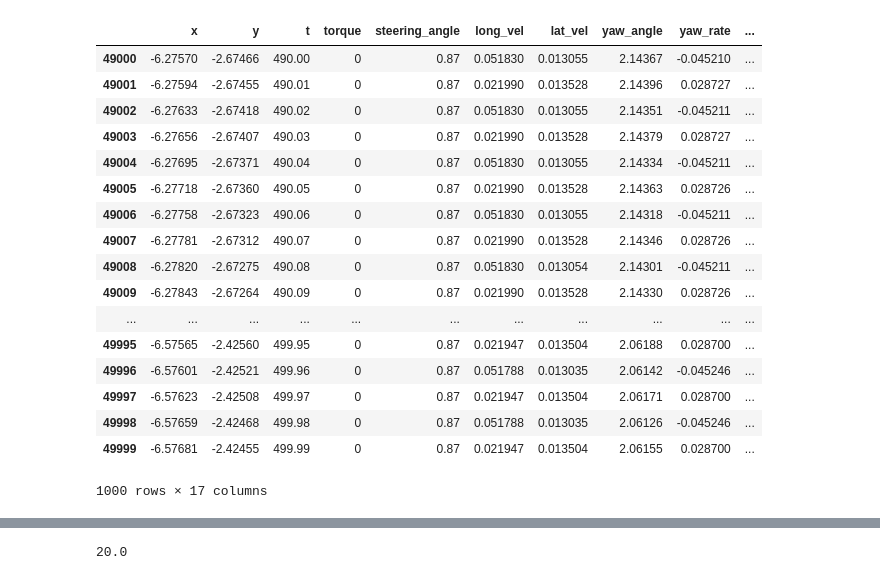
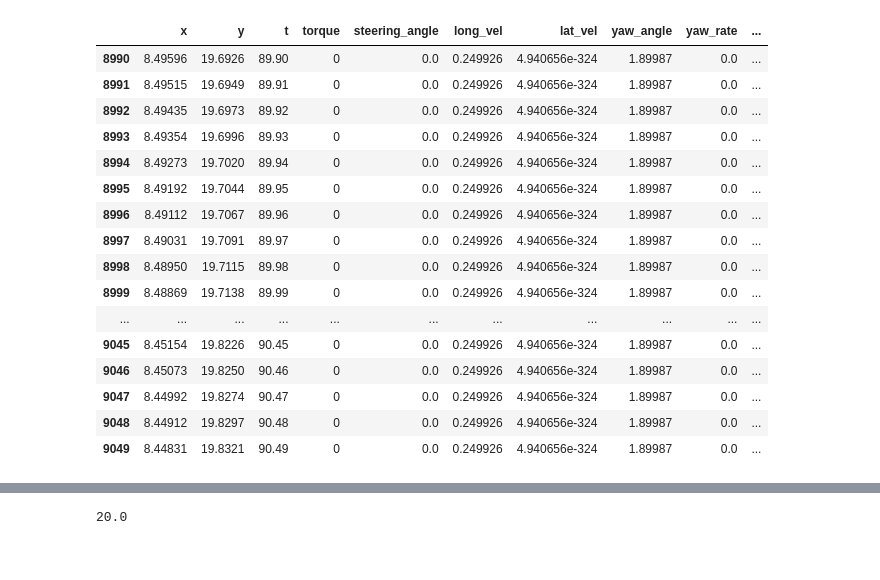
Before and after one commit to AvaRat/dynamic-model-car-simulator, a Jupyter notebook: simulator_visualization.ipynb, the cells around one changed output, grey strips where cells are left out. Cells and saved outputs as stored; diff of their text form; code cells hidden in the pictures.

```diff
--- a/simulator_visualization.ipynb
+++ b/simulator_visualization.ipynb
@@ -1,36 +1,37 @@
 # %%
 import pandas as pd
 import numpy as np
 import matplotlib.pyplot as plt
 import matplotlib.gridspec as gridspec
 
 data_raw = pd.read_csv('/home/marcel/catkin_ws/src/dynamic-model-car-simulator/data.csv')
 data = pd.DataFrame(data=data_raw)
-interest_a = 49000
-interest_b = 50000
-data[interest_a:interest_b] #19 30
+interest_a = 8990
+interest_b = 9050
+d = data[interest_a:interest_b] #19 30
+n = 10   # granularity
 #plt.plot(data['x'], data['t'])
 
 #print('experiment end time: ' + repr(np.max(data['t'])) + 's')
+d
 # %% [output]
 |  | x | y | t | torque | steering_angle | long_vel | lat_vel | yaw_angle | yaw_rate | ... |
-| 49000 | -6.27570 | -2.67466 | 490.00 | 0 | 0.87 | 0.051830 | 0.013055 | 2.14367 | -0.045210 | ... |
-| 49001 | -6.27594 | -2.67455 | 490.01 | 0 | 0.87 | 0.021990 | 0.013528 | 2.14396 | 0.028727 | ... |
-| 49002 | -6.27633 | -2.67418 | 490.02 | 0 | 0.87 | 0.051830 | 0.013055 | 2.14351 | -0.045211 | ... |
-| 49003 | -6.27656 | -2.67407 | 490.03 | 0 | 0.87 | 0.021990 | 0.013528 | 2.14379 | 0.028727 | ... |
-| 49004 | -6.27695 | -2.67371 | 490.04 | 0 | 0.87 | 0.051830 | 0.013055 | 2.14334 | -0.045211 | ... |
-| 49005 | -6.27718 | -2.67360 | 490.05 | 0 | 0.87 | 0.021990 | 0.013528 | 2.14363 | 0.028726 | ... |
-| 49006 | -6.27758 | -2.67323 | 490.06 | 0 | 0.87 | 0.051830 | 0.013055 | 2.14318 | -0.045211 | ... |
-| 49007 | -6.27781 | -2.67312 | 490.07 | 0 | 0.87 | 0.021990 | 0.013528 | 2.14346 | 0.028726 | ... |
-| 49008 | -6.27820 | -2.67275 | 490.08 | 0 | 0.87 | 0.051830 | 0.013054 | 2.14301 | -0.045211 | ... |
-| 49009 | -6.27843 | -2.67264 | 490.09 | 0 | 0.87 | 0.021990 | 0.013528 | 2.14330 | 0.028726 | ... |
+| 8990 | 8.49596 | 19.6926 | 89.90 | 0 | 0.0 | 0.249926 | 4.940656e-324 | 1.89987 | 0.0 | ... |
+| 8991 | 8.49515 | 19.6949 | 89.91 | 0 | 0.0 | 0.249926 | 4.940656e-324 | 1.89987 | 0.0 | ... |
+| 8992 | 8.49435 | 19.6973 | 89.92 | 0 | 0.0 | 0.249926 | 4.940656e-324 | 1.89987 | 0.0 | ... |
+| 8993 | 8.49354 | 19.6996 | 89.93 | 0 | 0.0 | 0.249926 | 4.940656e-324 | 1.89987 | 0.0 | ... |
+| 8994 | 8.49273 | 19.7020 | 89.94 | 0 | 0.0 | 0.249926 | 4.940656e-324 | 1.89987 | 0.0 | ... |
+| 8995 | 8.49192 | 19.7044 | 89.95 | 0 | 0.0 | 0.249926 | 4.940656e-324 | 1.89987 | 0.0 | ... |
+| 8996 | 8.49112 | 19.7067 | 89.96 | 0 | 0.0 | 0.249926 | 4.940656e-324 | 1.89987 | 0.0 | ... |
+| 8997 | 8.49031 | 19.7091 | 89.97 | 0 | 0.0 | 0.249926 | 4.940656e-324 | 1.89987 | 0.0 | ... |
+| 8998 | 8.48950 | 19.7115 | 89.98 | 0 | 0.0 | 0.249926 | 4.940656e-324 | 1.89987 | 0.0 | ... |
+| 8999 | 8.48869 | 19.7138 | 89.99 | 0 | 0.0 | 0.249926 | 4.940656e-324 | 1.89987 | 0.0 | ... |
 | ... | ... | ... | ... | ... | ... | ... | ... | ... | ... | ... |
-| 49995 | -6.57565 | -2.42560 | 499.95 | 0 | 0.87 | 0.021947 | 0.013504 | 2.06188 | 0.028700 | ... |
-| 49996 | -6.57601 | -2.42521 | 499.96 | 0 | 0.87 | 0.051788 | 0.013035 | 2.06142 | -0.045246 | ... |
-| 49997 | -6.57623 | -2.42508 | 499.97 | 0 | 0.87 | 0.021947 | 0.013504 | 2.06171 | 0.028700 | ... |
-| 49998 | -6.57659 | -2.42468 | 499.98 | 0 | 0.87 | 0.051788 | 0.013035 | 2.06126 | -0.045246 | ... |
-| 49999 | -6.57681 | -2.42455 | 499.99 | 0 | 0.87 | 0.021947 | 0.013504 | 2.06155 | 0.028700 | ... |
+| 9045 | 8.45154 | 19.8226 | 90.45 | 0 | 0.0 | 0.249926 | 4.940656e-324 | 1.89987 | 0.0 | ... |
+| 9046 | 8.45073 | 19.8250 | 90.46 | 0 | 0.0 | 0.249926 | 4.940656e-324 | 1.89987 | 0.0 | ... |
+| 9047 | 8.44992 | 19.8274 | 90.47 | 0 | 0.0 | 0.249926 | 4.940656e-324 | 1.89987 | 0.0 | ... |
+| 9048 | 8.44912 | 19.8297 | 90.48 | 0 | 0.0 | 0.249926 | 4.940656e-324 | 1.89987 | 0.0 | ... |
+| 9049 | 8.44831 | 19.8321 | 90.49 | 0 | 0.0 | 0.249926 | 4.940656e-324 | 1.89987 | 0.0 | ... |
-1000 rows × 17 columns
 # %%
 np.where(data['slip_angle_f'] == np.max(data['slip_angle_f']))
 # %% [output]
```
Also changed, not shown: parts of 14 cells of this notebook, 3 other files.
